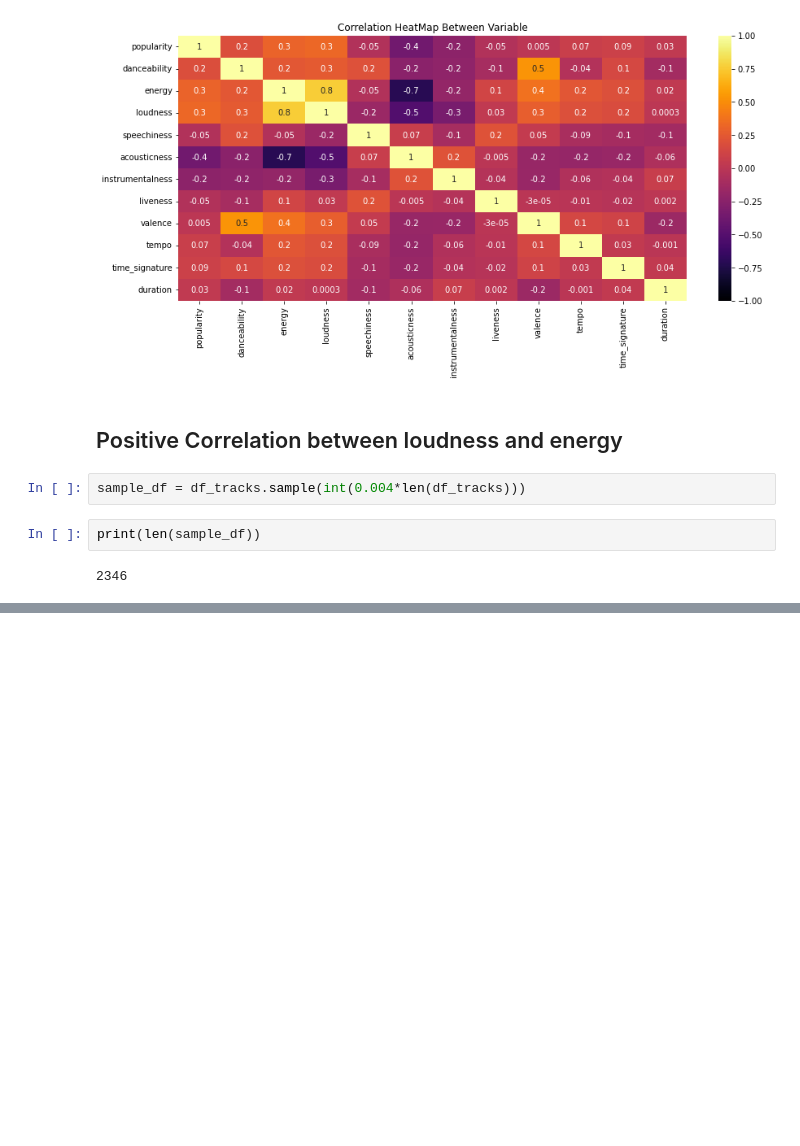
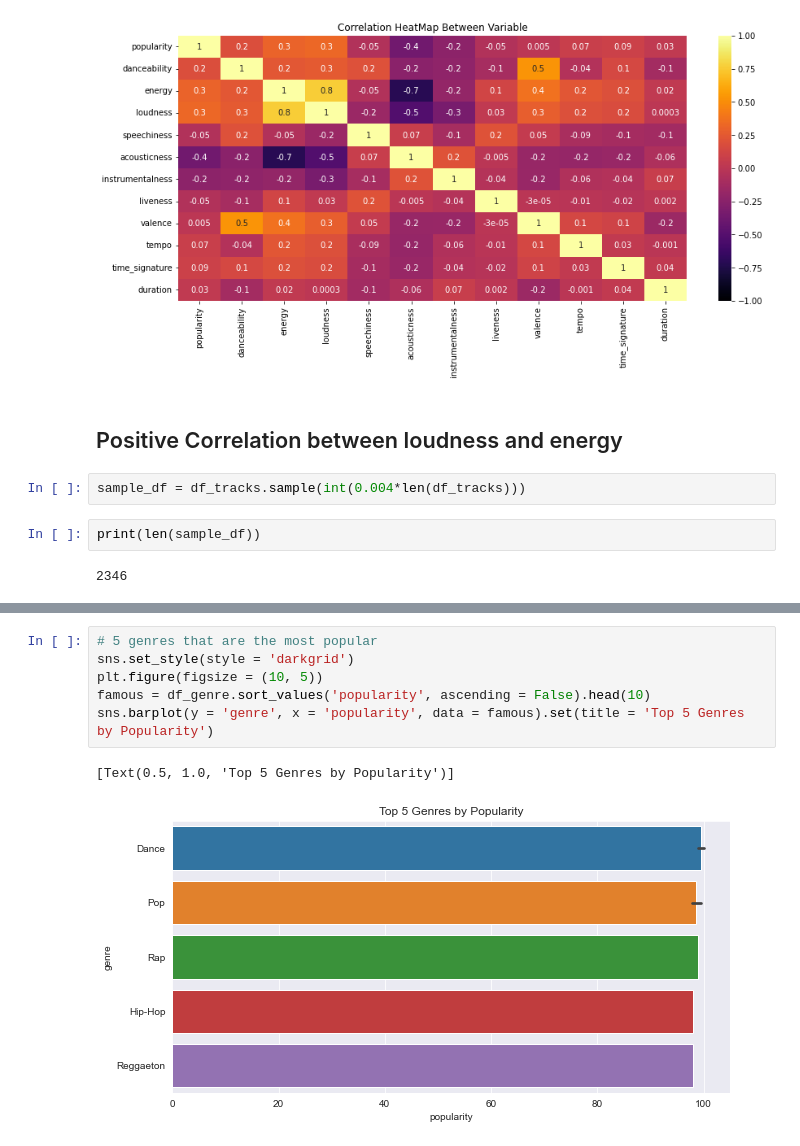
Before and after one commit to caaturday/Spotify-Project, a Jupyter notebook: Spotify Project.ipynb, the cells around one changed output, grey strips where cells are left out. Saved outputs shown, nothing was run; the diff lists cells and outputs as text; blank space fills up the shorter version.

```diff
--- a/Spotify Project.ipynb
+++ b/Spotify Project.ipynb
@@ -189,0 +243,9 @@ sns.regplot(data = sample_df, y = 'popularity', x = 'acousticness', color = 'blu
+# %%
+# 5 genres that are the most popular
+sns.set_style(style = 'darkgrid')
+plt.figure(figsize = (10, 5))
+famous = df_genre.sort_values('popularity', ascending = False).head(10)
+sns.barplot(y = 'genre', x = 'popularity', data = famous).set(title = 'Top 5 Genres by Popularity')
+# %% [output]
+[Text(0.5, 1.0, 'Top 5 Genres by Popularity')]
+[figure, added]
```
Also changed, not shown: parts of 7 cells of this notebook.
